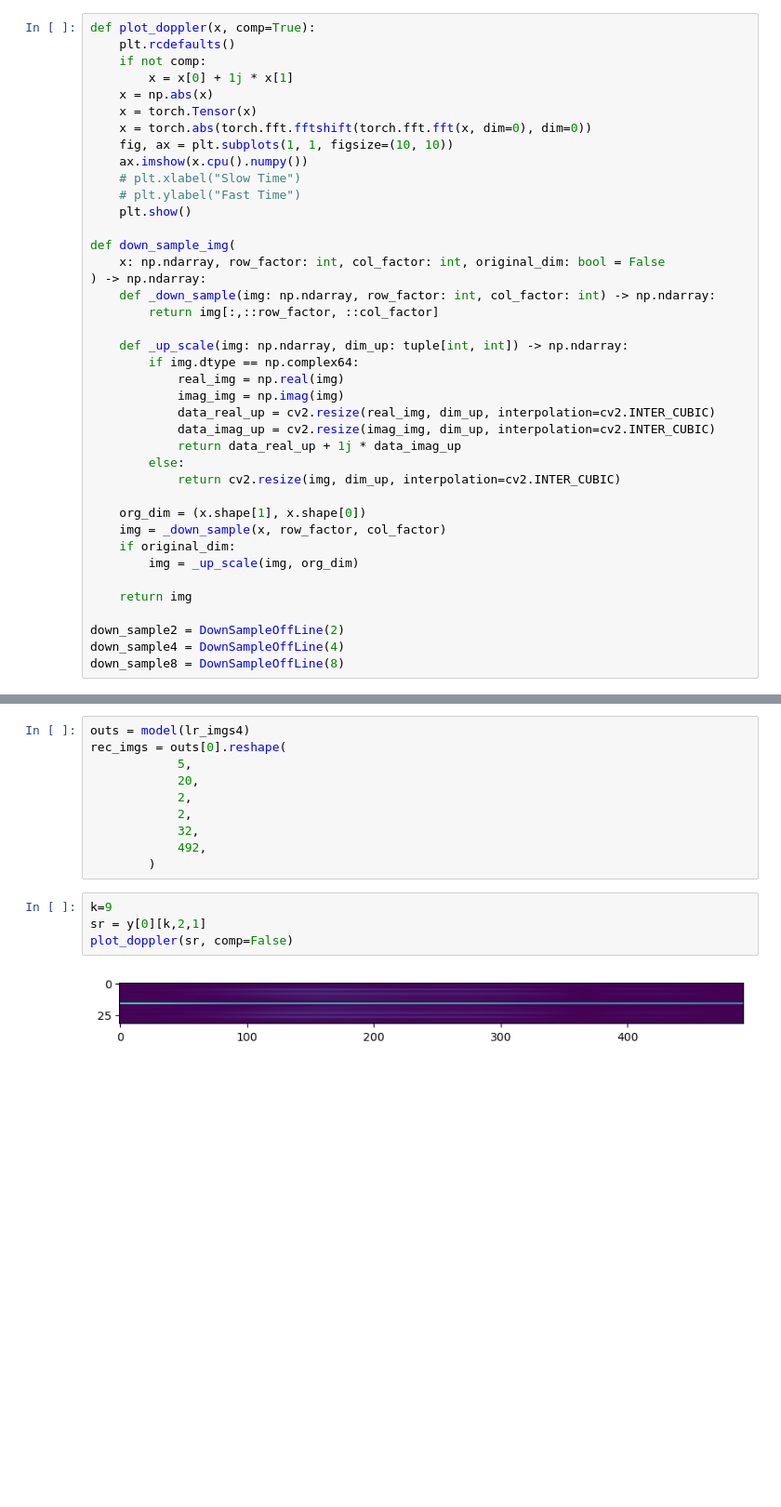
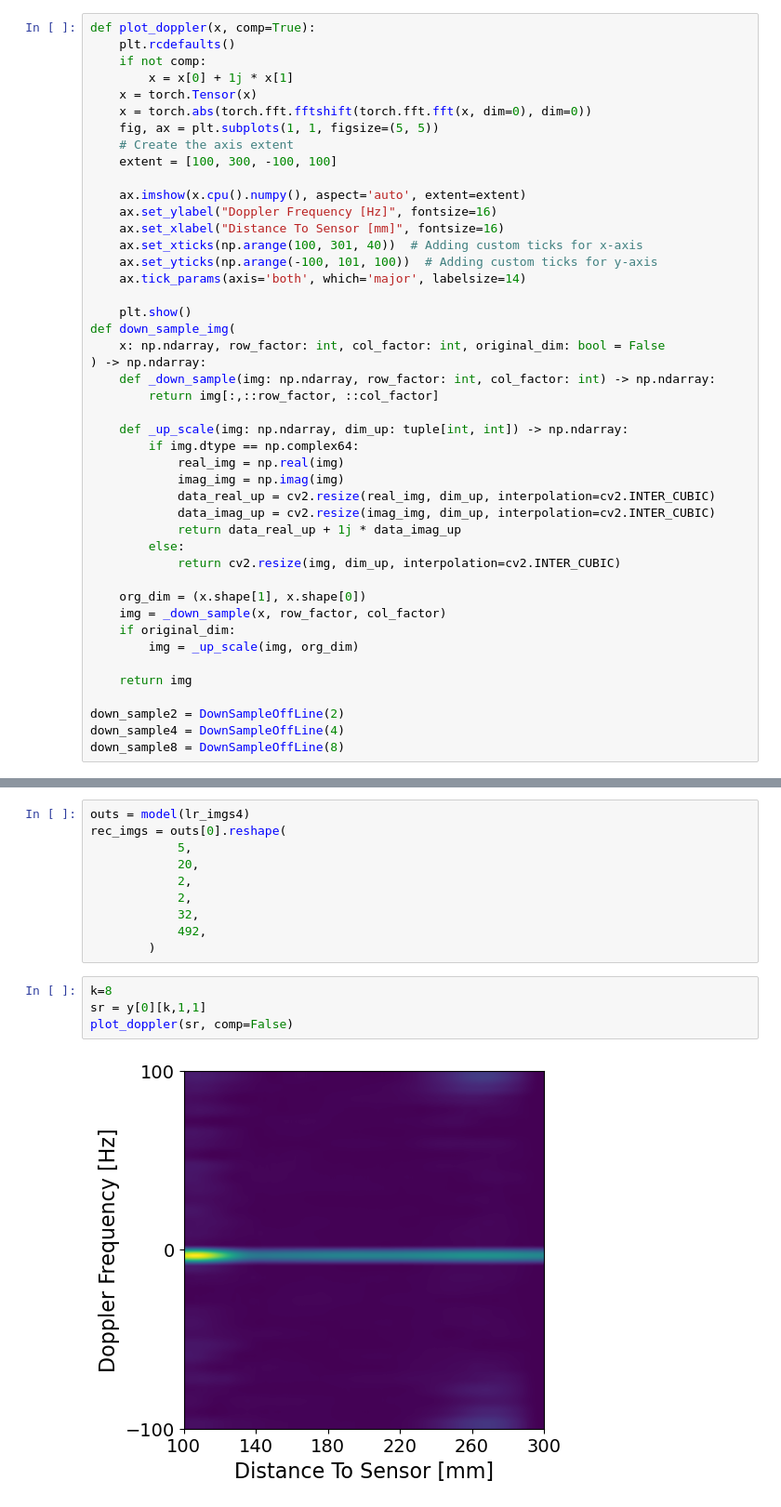
Before and after one commit to NetanelBlumenfeld/Radar-Sr-Classifer, a Jupyter notebook: python/gestures/notebooks/deo_raw_data.ipynb, the cells around one changed output, grey strips where cells are left out. Shown: that part at 93% size. Cells and saved outputs as stored; diff of their text form; blank space fills up the shorter version.

```diff
--- a/python/gestures/notebooks/deo_raw_data.ipynb
+++ b/python/gestures/notebooks/deo_raw_data.ipynb
@@ -42,15 +42,20 @@ def plot_doppler(x, comp=True):
     plt.rcdefaults()
     if not comp:
         x = x[0] + 1j * x[1]
-    x = np.abs(x)
     x = torch.Tensor(x)
     x = torch.abs(torch.fft.fftshift(torch.fft.fft(x, dim=0), dim=0))
-    fig, ax = plt.subplots(1, 1, figsize=(10, 10))
-    ax.imshow(x.cpu().numpy())
-    # plt.xlabel("Slow Time")
-    # plt.ylabel("Fast Time")
+    fig, ax = plt.subplots(1, 1, figsize=(5, 5))
+    # Create the axis extent
+    extent = [100, 300, -100, 100]
+
+    ax.imshow(x.cpu().numpy(), aspect='auto', extent=extent)
+    ax.set_ylabel("Doppler Frequency [Hz]", fontsize=16)
+    ax.set_xlabel("Distance To Sensor [mm]", fontsize=16)
+    ax.set_xticks(np.arange(100, 301, 40))  # Adding custom ticks for x-axis
+    ax.set_yticks(np.arange(-100, 101, 100))  # Adding custom ticks for y-axis
+    ax.tick_params(axis='both', which='major', labelsize=14)
+
     plt.show()
-
 def down_sample_img(
     x: np.ndarray, row_factor: int, col_factor: int, original_dim: bool = False
 ) -> np.ndarray:
@@ -108,8 +117,8 @@ rec_imgs = outs[0].reshape(
             492,
         )
 # %%
-k=9
-sr = y[0][k,2,1]
+k=8
+sr = y[0][k,1,1]
 plot_doppler(sr, comp=False)
 # %% [output]
-[figure, old version]
+[figure, new version]
```
Also changed, not shown: parts of 18 cells of this notebook, 4 other files.
